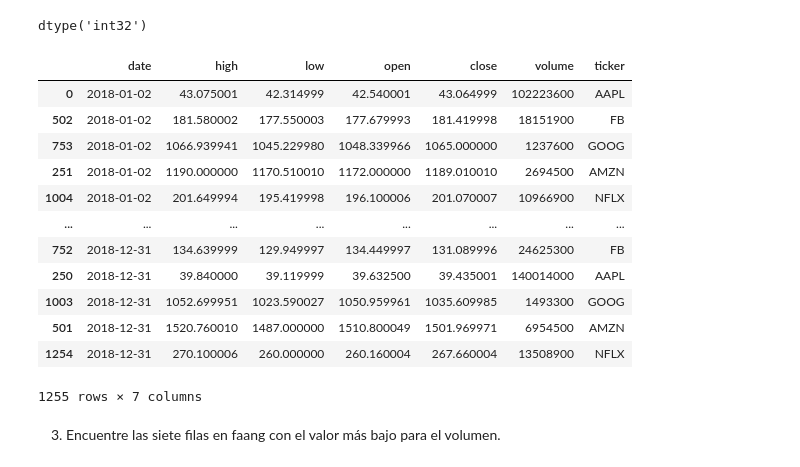
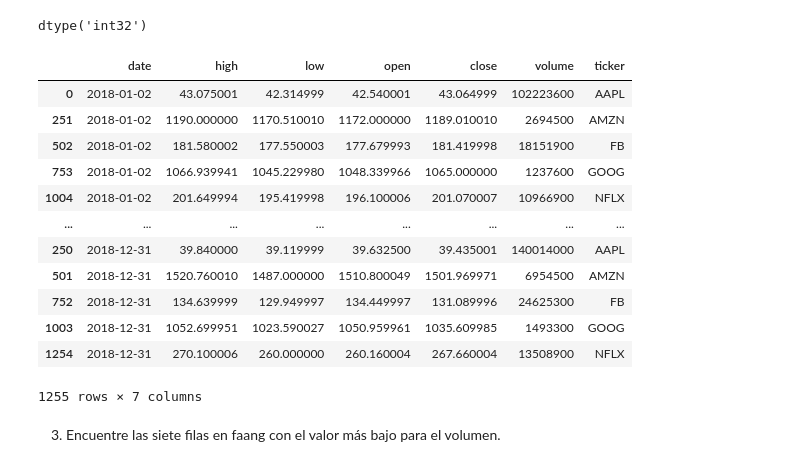
Before and after one commit to LauraGSanchz/DS_PT_09_2023, a Jupyter notebook: Data_Analysis/Analisis_de_datos/ch_03/ejercicios/ejercicio.ipynb, the cells around one changed output. Saved outputs shown, nothing was run; the diff lists cells and outputs as text; code cells hidden in the pictures.

```diff
--- a/Data_Analysis/Analisis_de_datos/ch_03/ejercicios/ejercicio.ipynb
+++ b/Data_Analysis/Analisis_de_datos/ch_03/ejercicios/ejercicio.ipynb
@@ -82,20 +82,19 @@ dtype('int32')
 from datetime import datetime
 faang['date'] = pd.to_datetime(faang['date'])
 # %%
-faang.sort_values(by='date')
-# faang.sort_values(by='ticker')
+faang.sort_values(['date', 'ticker'], ascending=[True, True])
 # %% [output]
 |  | date | high | low | open | close | volume | ticker |
 | 0 | 2018-01-02 | 43.075001 | 42.314999 | 42.540001 | 43.064999 | 102223600 | AAPL |
+| 251 | 2018-01-02 | 1190.000000 | 1170.510010 | 1172.000000 | 1189.010010 | 2694500 | AMZN |
 | 502 | 2018-01-02 | 181.580002 | 177.550003 | 177.679993 | 181.419998 | 18151900 | FB |
 | 753 | 2018-01-02 | 1066.939941 | 1045.229980 | 1048.339966 | 1065.000000 | 1237600 | GOOG |
-| 251 | 2018-01-02 | 1190.000000 | 1170.510010 | 1172.000000 | 1189.010010 | 2694500 | AMZN |
 | 1004 | 2018-01-02 | 201.649994 | 195.419998 | 196.100006 | 201.070007 | 10966900 | NFLX |
 | ... | ... | ... | ... | ... | ... | ... | ... |
+| 250 | 2018-12-31 | 39.840000 | 39.119999 | 39.632500 | 39.435001 | 140014000 | AAPL |
+| 501 | 2018-12-31 | 1520.760010 | 1487.000000 | 1510.800049 | 1501.969971 | 6954500 | AMZN |
 | 752 | 2018-12-31 | 134.639999 | 129.949997 | 134.449997 | 131.089996 | 24625300 | FB |
-| 250 | 2018-12-31 | 39.840000 | 39.119999 | 39.632500 | 39.435001 | 140014000 | AAPL |
 | 1003 | 2018-12-31 | 1052.699951 | 1023.590027 | 1050.959961 | 1035.609985 | 1493300 | GOOG |
-| 501 | 2018-12-31 | 1520.760010 | 1487.000000 | 1510.800049 | 1501.969971 | 6954500 | AMZN |
 | 1254 | 2018-12-31 | 270.100006 | 260.000000 | 260.160004 | 267.660004 | 13508900 | NFLX |
 1255 rows × 7 columns
 # %% [markdown]
```
Also changed, not shown: parts of 16 cells of this notebook.
